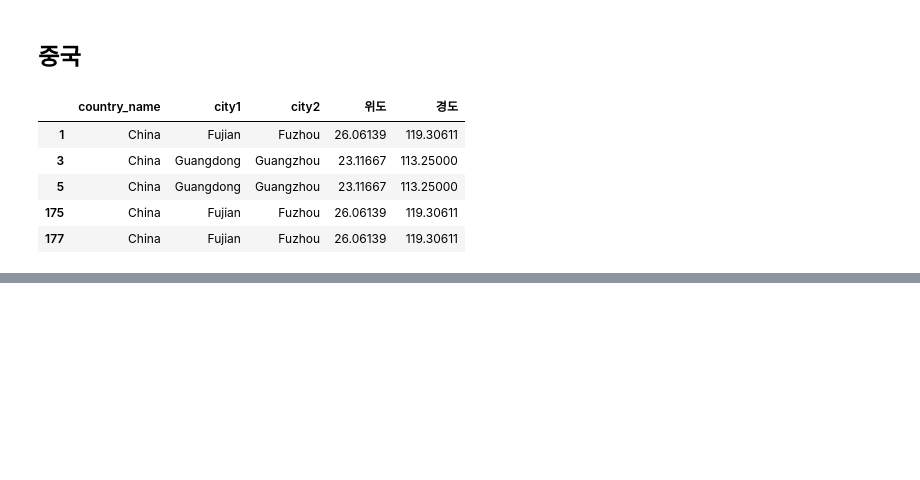
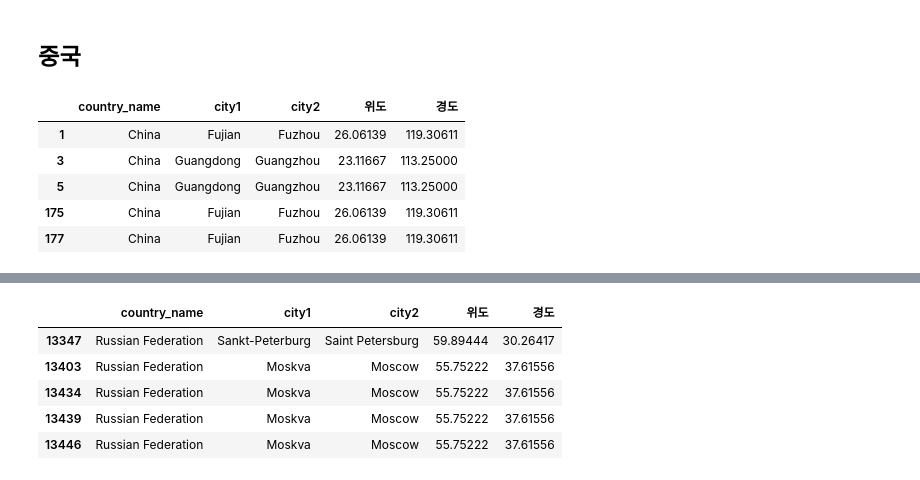
Before and after one commit to zeusryu0/kdt4_project, a Jupyter notebook: project2/code/위도경도구하기.ipynb, the cells around one changed output, grey strips where cells are left out. Saved outputs shown, nothing was run; the diff lists cells and outputs as text; code cells hidden in the pictures; blank space fills up the shorter version.

```diff
--- a/project2/code/위도경도구하기.ipynb
+++ b/project2/code/위도경도구하기.ipynb
@@ -203,0 +265,10 @@ map
+# %%
+df_russia = df[df['country_name']== "Russian Federation"]
+df_russia.head()
+# %% [output]
+|  | country_name | city1 | city2 | 위도 | 경도 |
+| 13347 | Russian Federation | Sankt-Peterburg | Saint Petersburg | 59.89444 | 30.26417 |
+| 13403 | Russian Federation | Moskva | Moscow | 55.75222 | 37.61556 |
+| 13434 | Russian Federation | Moskva | Moscow | 55.75222 | 37.61556 |
+| 13439 | Russian Federation | Moskva | Moscow | 55.75222 | 37.61556 |
+| 13446 | Russian Federation | Moskva | Moscow | 55.75222 | 37.61556 |
```
Also changed, not shown: parts of 28 cells of this notebook, 1 other file.
